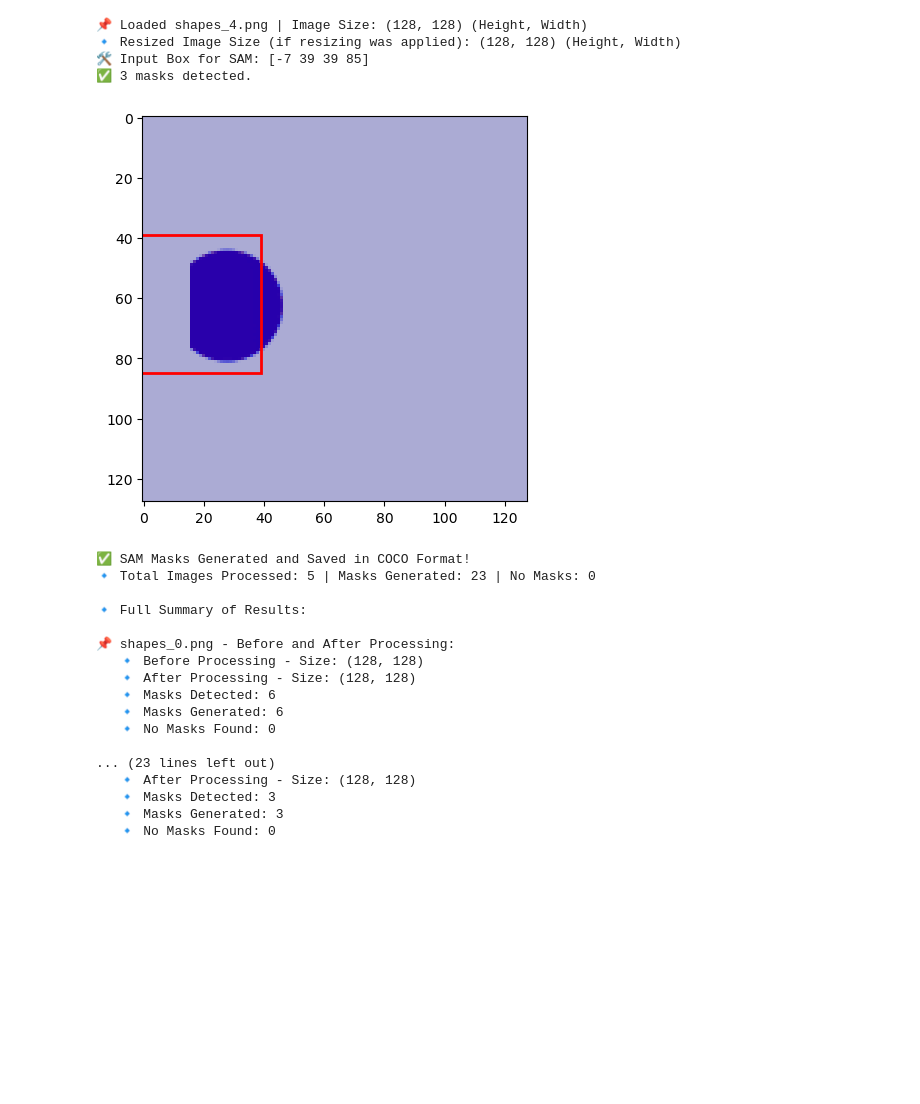
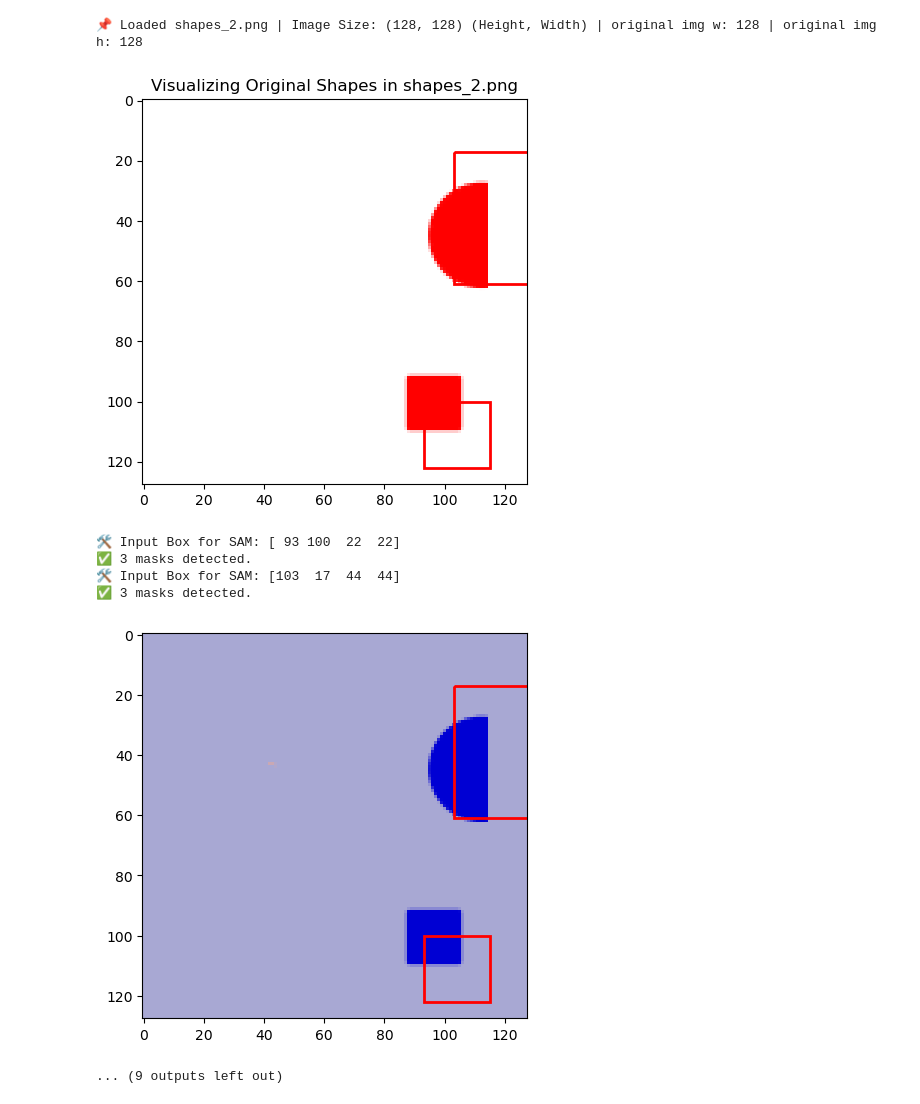
Before and after one commit to MaryamSMA/segment-anything, a Jupyter notebook: notebooks/S1-COCO-v1.ipynb, the cells around one changed output. Cells and saved outputs as stored; diff of their text form; code cells hidden in the pictures; blank space fills up the shorter version.

Commit message:
latest S1-COCO-v1
best result thus far

```diff
--- a/notebooks/S1-COCO-v1.ipynb
+++ b/notebooks/S1-COCO-v1.ipynb
@@ -203,13 +202,28 @@ for img_info in coco_data["images"]:
     image = cv2.imread(img_path)
 
     # Debugging: Print image size after loading
-    original_img_width, original_img_height = image.shape[1], image.shape[0]
-    print(f"📌 Loaded {img_info['file_name']} | Image Size: {image.shape[:2]} (Height, Width)")
+    original_img_width, original_img_height = image.shape[0], image.shape[1]
+    print(f"📌 Loaded {img_info['file_name']} | Image Size: {image.shape[:2]} (Height, Width) | original img w: {original_img_width} | original img h: {original_img_height}")
 
-    # Optional: Resize the image if you want to see if it's being resized here
-    # image = cv2.resize(image, (128, 128))  # Uncomment if you want to resize explicitly
-    # Debugging: Print image size after optional resize
-    print(f"🔹 Resized Image Size (if resizing was applied): {image.shape[:2]} (Height, Width)")
+    # ============================
+    # 🔹 Visualization of Original Shapes (Before SAM Processing)
+    # ============================
+    fig, ax = plt.subplots(figsize=(5, 5))
+    ax.imshow(image)
+
+    # Visualize the bounding boxes for debugging
+    img_annotations = [ann for ann in coco_data["annotations"] if ann["image_id"] == img_info["id"]]
+    for ann in img_annotations:
+        bbox = ann["bbox"]
+        x, y, w, h = map(int, bbox)
+
+        # Draw bounding box around the original shapes
+        rect = plt.Rectangle((x, y), w, h, linewidth=2, edgecolor='r', facecolor='none')
+        ax.add_patch(rect)
+
+    # Display the image with bounding boxes
+    plt.title(f"Visualizing Original Shapes in {img_info['file_name']}")
+    plt.show()
 
     # Convert image to RGB for SAM model
     image = cv2.cvtColor(image, cv2.COLOR_BGR2RGB)
@@ -219,9 +233,6 @@ for img_info in coco_data["images"]:
     processed_img_width, processed_img_height = image.shape[1], image.shape[0]
     masks_detected_per_image = 0
     masks_generated_per_image = 0
-
-    # Get annotations for the current image
-    img_annotations = [ann for ann in coco_data["annotations"] if ann["image_id"] == img_info["id"]]
 
     # Save before processing details for final summary
     image_summary.append({
@@ -240,20 +251,8 @@ for img_info in coco_data["images"]:
         bbox = ann["bbox"]
         x, y, w, h = map(int, bbox)
 
-        # ✅ Normalize Bounding Box (0-1 scale)
-        x_norm = x / original_img_width
-        y_norm = y / original_img_height
-        w_norm = w / original_img_width
-        h_norm = h / original_img_height
-
-        # ✅ Convert back to absolute pixel values
-        x_scaled = int(x_norm * original_img_width)
-        y_scaled = int(y_norm * original_img_height)
-        w_scaled = int(w_norm * original_img_width)
-        h_scaled = int(h_norm * original_img_height)
-
-        # Adjusted Input Box for SAM
-        input_box = np.array([x_scaled, y_scaled, x_scaled + w_scaled, y_scaled + h_scaled])
+        # Adjusted Input Box for SAM (using absolute coordinates)
+        input_box = np.array([x, y, w, h])
 
         # Debugging: Print bounding box details for SAM
         print(f"🛠 Input Box for SAM: {input_box}")
@@ -279,7 +278,7 @@ for img_info in coco_data["images"]:
             mask_indices = np.argwhere(mask)  # Get mask pixel positions
             mask_indices = mask_indices.astype(np.float32)  # Ensure float precision
 
-            # ✅ Normalize the mask positions relative to the image size
+            # Normalize the mask positions relative to the image size
             mask_indices[:, 0] /= original_img_height  # Normalize Y
             mask_indices[:, 1] /= original_img_width   # Normalize X
 
@@ -385,25 +372,11 @@ if len(new_annotations) == 0:
-📌 Loaded shapes_4.png | Image Size: (128, 128) (Height, Width)
-🔹 Resized Image Size (if resizing was applied): (128, 128) (Height, Width)
-🛠 Input Box for SAM: [-7 39 39 85]
-✅ 3 masks detected.
+📌 Loaded shapes_2.png | Image Size: (128, 128) (Height, Width) | original img w: 128 | original img h: 128
-[figure, old version]
+[figure, new version]
-✅ SAM Masks Generated and Saved in COCO Format!
-🔹 Total Images Processed: 5 | Masks Generated: 23 | No Masks: 0
-
-🔹 Full Summary of Results:
-
-📌 shapes_0.png - Before and After Processing:
-   🔹 Before Processing - Size: (128, 128)
-   🔹 After Processing - Size: (128, 128)
-   🔹 Masks Detected: 6
-   🔹 Masks Generated: 6
-   🔹 No Masks Found: 0
-
-... (23 lines left out)
-   🔹 After Processing - Size: (128, 128)
-   🔹 Masks Detected: 3
-   🔹 Masks Generated: 3
-   🔹 No Masks Found: 0
+🛠 Input Box for SAM: [ 93 100  22  22]
+✅ 3 masks detected.
+🛠 Input Box for SAM: [103  17  44  44]
+✅ 3 masks detected.
+[figure, added]
+... (9 outputs left out)
 # %%
 # Step 4: Verify Updated COCO Annotations
 # Load updated COCO annotations
```
Also changed, not shown: parts of 5 cells of this notebook, 10 other files.
